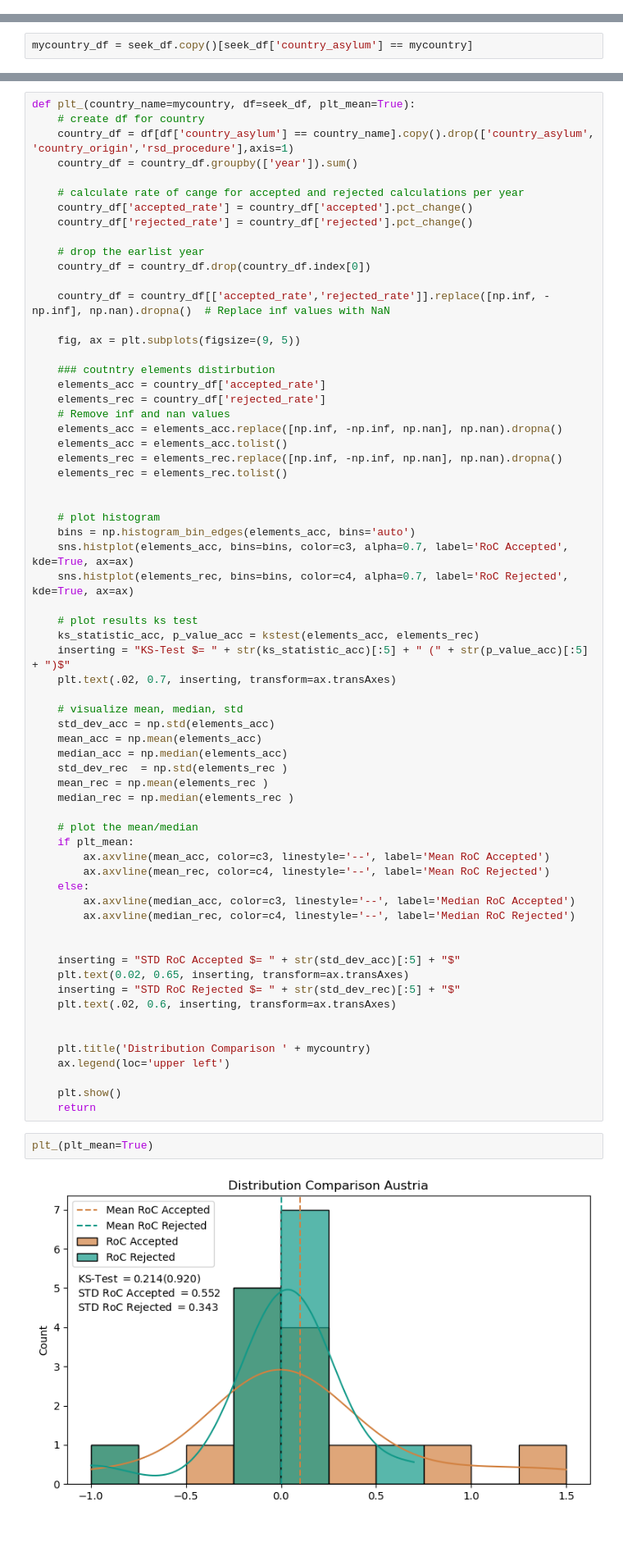
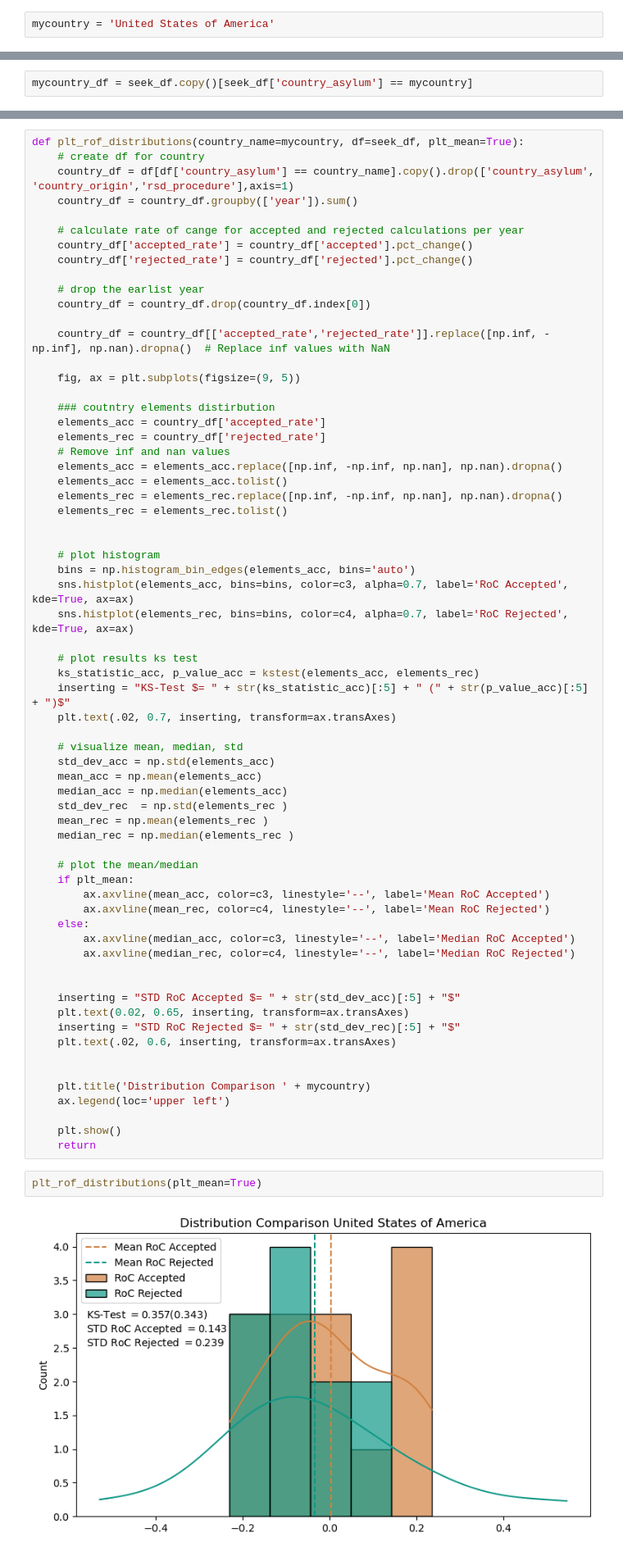
Before and after one commit to jakthehut/Analyse-Countries-Asylum-Application-Decisions, a Jupyter notebook: tool-notebook.ipynb, the cells around one changed output, grey strips where cells are left out. Shown at 82% size. Drawn from its saved outputs; the diff is of its cells as text; blank space fills up the shorter version.

```diff
--- a/tool-notebook.ipynb
+++ b/tool-notebook.ipynb
@@ -41,3 +39,5 @@ mycountry = 'Austria'
+# %%
+mycountry = 'United States of America'
 # %% [markdown]
 Check if country is spelled right:
 # %%
@@ -250,7 +253,7 @@ plt_rateofchange_correlation()
 ## 5. Comparative Analysis of Decision Trends: Assessing Rate of Change Distributions
 The final chapter offers a comparative look at the distributions of rate of change in asylum decisions, similar to previous analytical figures. This comparison seeks to determine if there is evidence of a regulatory cap or a standard deviation centered around zero, which might indicate a controlled approach to asylum decisions.
 # %%
-def plt_(country_name=mycountry, df=seek_df, plt_mean=True):
+def plt_rof_distributions(country_name=mycountry, df=seek_df, plt_mean=True):
     # create df for country
     country_df = df[df['country_asylum'] == country_name].copy().drop(['country_asylum', 'country_origin','rsd_procedure'],axis=1)
     country_df = country_df.groupby(['year']).sum()
@@ -315,6 +318,6 @@ def plt_(country_name=mycountry, df=seek_df, plt_mean=True):
     plt.show()
     return
 # %%
-plt_(plt_mean=True)
+plt_rof_distributions(plt_mean=True)
 # %% [output]
-[figure, old version]
+[figure, new version]
```
Also changed, not shown: parts of 7 cells of this notebook.
